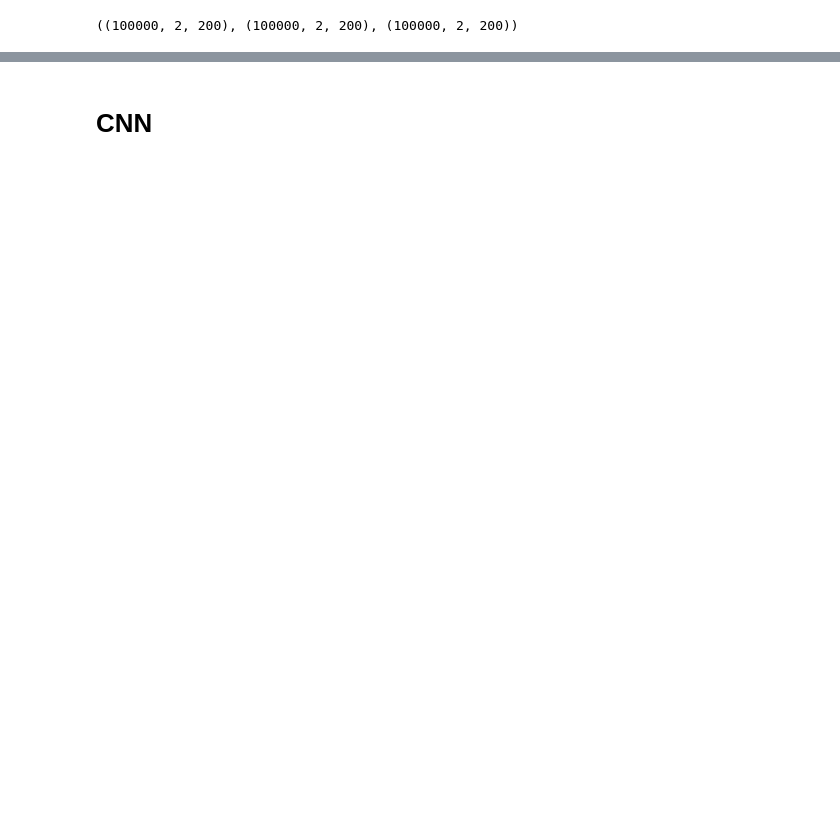
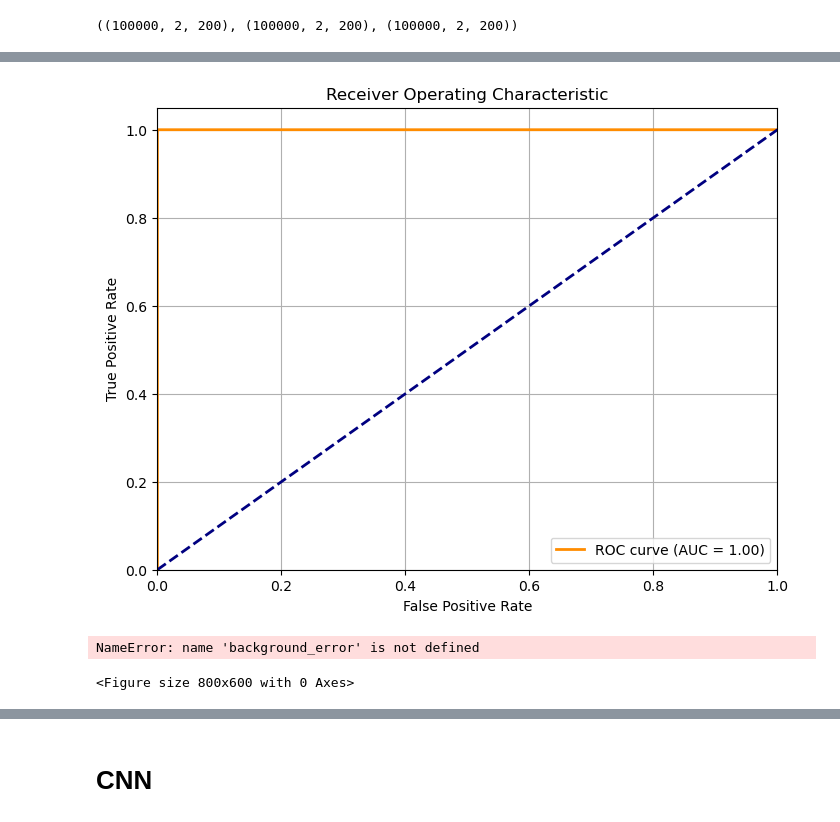
Before and after one commit to EliteApex/SMASH-hackathon, a Jupyter notebook: rebecca_starter.ipynb, the cells around one changed output, grey strips where cells are left out. Saved outputs shown, nothing was run; the diff lists cells and outputs as text; code cells hidden in the pictures; blank space fills up the shorter version.

```diff
--- a/rebecca_starter.ipynb
+++ b/rebecca_starter.ipynb
@@ -25,0 +268,8 @@ background.shape, bbh.shape, sglf.shape
+# %%
+history = autoencoder.fit(
+    X_train, X_train,  # Input and target are the same for reconstruction
+    validation_data=(X_val, X_val),
+    epochs=20,          # Adjust based on convergence
+    batch_size=64,      # Batch size (experiment with values like 32 or 128)
+    shuffle=True
+)
@@ -25,0 +294,46 @@ background.shape, bbh.shape, sglf.shape
+# %%
+def create_roc_curve(autoencoder, background, anomalies):
+    """
+    Create and plot an ROC curve for the autoencoder model based on reconstruction error.
+
+    Parameters:
+    - autoencoder: Trained autoencoder model.
+    - background: Normal data used to train the autoencoder.
+    - anomalies: Anomalous data to test the model (could be bbh, sglf, etc.)
+
+    Returns:
+    - None
+    """
+    # Step 1: Calculate reconstruction error for the normal (background) data
+    X_background_reconstructed = autoencoder.predict(background)
+    background_error = np.mean(np.square(background - X_background_reconstructed), axis=(1, 2))
+
+    # Step 2: Calculate reconstruction error for the anomalies
+    X_anomalies_reconstructed = autoencoder.predict(anomalies)
+    anomaly_error = np.mean(np.square(anomalies - X_anomalies_reconstructed), axis=(1, 2))
+
+    # Step 3: Combine the errors and create labels
+    errors = np.concatenate([background_error, anomaly_error])
+    labels = np.concatenate([np.zeros(len(background_error)), np.ones(len(anomaly_error))])
+
+    # Step 4: Compute ROC curve and AUC
+    fpr, tpr, thresholds = roc_curve(labels, errors)
+    roc_auc = auc(fpr, tpr)
+
+    # Step 5: Plot the ROC curve
+    plt.figure(figsize=(8, 6))
+    plt.plot(fpr, tpr, color='darkorange', lw=2, label=f'ROC curve (AUC = {roc_auc:.2f})')
+    plt.plot([0, 1], [0, 1], color='navy', lw=2, linestyle='--')
+    plt.xlim([0.0, 1.0])
+    plt.ylim([0.0, 1.05])
+    plt.xlabel('False Positive Rate')
+    plt.ylabel('True Positive Rate')
+    plt.title('Receiver Operating Characteristic')
+    plt.legend(loc='lower right')
+    plt.grid(True)
+    plt.show()
+
+# Example usage
+# Assuming the `autoencoder` is already trained, and `background`, `bbh`, and `sglf` are prepared datasets:
+create_roc_curve(autoencoder, background, bbh)  # You can also try sglf or other anomalous datasets
+# %% [output]
@@ -25,0 +342,13 @@ background.shape, bbh.shape, sglf.shape
+[figure, added]
+# %%
+plt.figure(figsize=(8, 6))
+plt.hist(background_error, bins=50, alpha=0.6, label='Normal (Background)')
+plt.hist(anomaly_error, bins=50, alpha=0.6, label='Anomalous (BBH/SGLF)')
+plt.xlabel('Reconstruction Error')
+plt.ylabel('Frequency')
+plt.legend()
+plt.title('Distribution of Reconstruction Errors')
+plt.show()
+# %% [output]
+NameError: name 'background_error' is not defined
+<Figure size 800x600 with 0 Axes>
```
Also changed, not shown: parts of 28 cells of this notebook.
